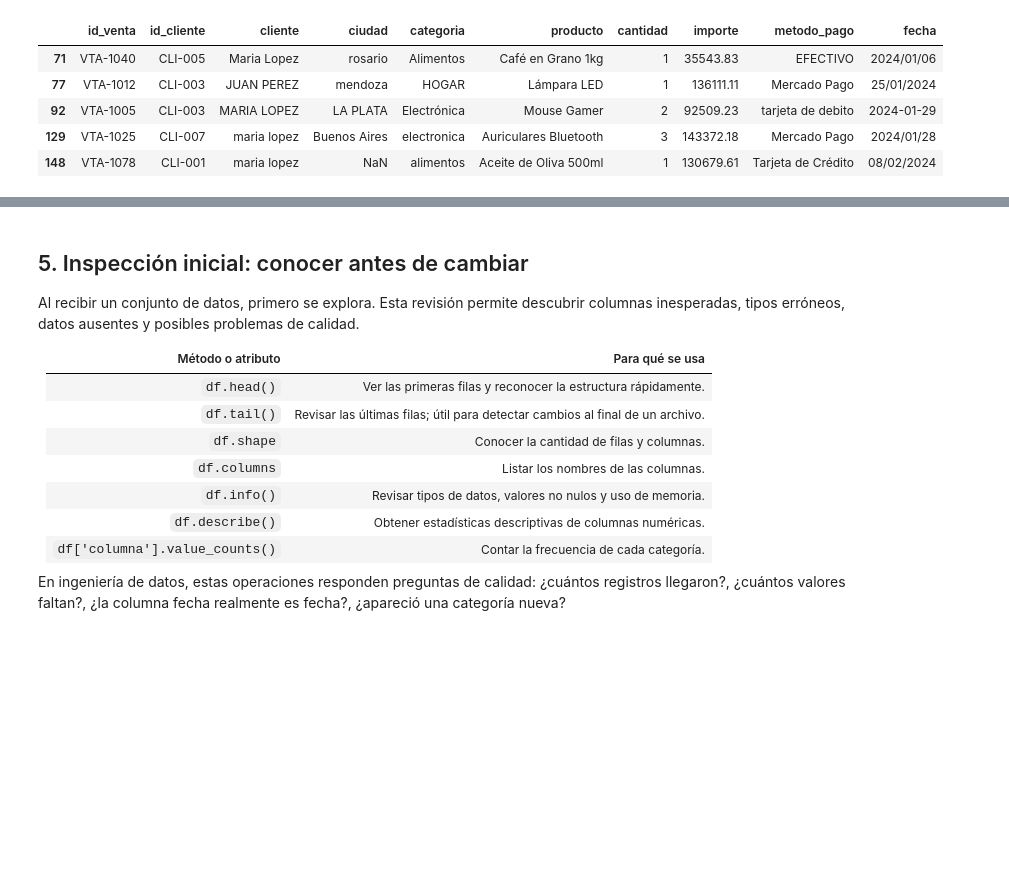
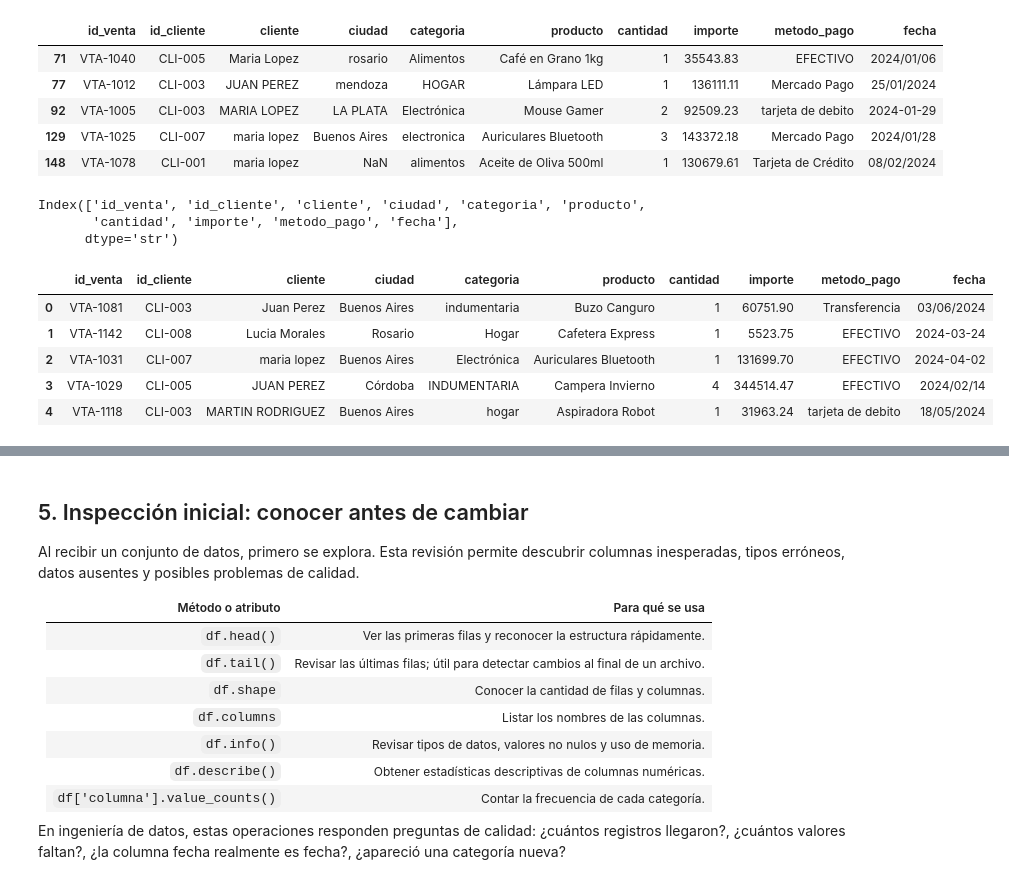
Before and after one commit to diegoriveros17/big_data, a Jupyter notebook: 03-09-2026/01_introduccion_pandas_ingenieria_datos.ipynb, the cells around one changed output, grey strips where cells are left out. Drawn from its saved outputs; the diff is of its cells as text; code cells hidden in the pictures; blank space fills up the shorter version.

```diff
--- a/03-09-2026/01_introduccion_pandas_ingenieria_datos.ipynb
+++ b/03-09-2026/01_introduccion_pandas_ingenieria_datos.ipynb
@@ -226,3 +221,20 @@ ventas[ventas.duplicated()]
 | 148 | VTA-1078 | CLI-001 | maria lopez | NaN | alimentos | Aceite de Oliva 500ml | 1 | 130679.61 | Tarjeta de Crédito | 08/02/2024 |
 # %%
 ventas.to_csv("nuevo_dataset.csv")
+# %%
+ventas.columns
+# %% [output]
+Index(['id_venta', 'id_cliente', 'cliente', 'ciudad', 'categoria', 'producto',
+       'cantidad', 'importe', 'metodo_pago', 'fecha'],
+      dtype='str')
+# %%
+ventas.rename(columns={"id_venta": "id", "cliente":"client"}) #inplace=True
+
+ventas.head()
+# %% [output]
+|  | id_venta | id_cliente | cliente | ciudad | categoria | producto | cantidad | importe | metodo_pago | fecha |
+| 0 | VTA-1081 | CLI-003 | Juan Perez | Buenos Aires | indumentaria | Buzo Canguro | 1 | 60751.90 | Transferencia | 03/06/2024 |
+| 1 | VTA-1142 | CLI-008 | Lucia Morales | Rosario | Hogar | Cafetera Express | 1 | 5523.75 | EFECTIVO | 2024-03-24 |
+| 2 | VTA-1031 | CLI-007 | maria lopez | Buenos Aires | Electrónica | Auriculares Bluetooth | 1 | 131699.70 | EFECTIVO | 2024-04-02 |
+| 3 | VTA-1029 | CLI-005 | JUAN PEREZ | Córdoba | INDUMENTARIA | Campera Invierno | 4 | 344514.47 | EFECTIVO | 2024/02/14 |
+| 4 | VTA-1118 | CLI-003 | MARTIN RODRIGUEZ | Buenos Aires | hogar | Aspiradora Robot | 1 | 31963.24 | tarjeta de debito | 18/05/2024 |
```
Also changed, not shown: parts of 21 cells of this notebook.
